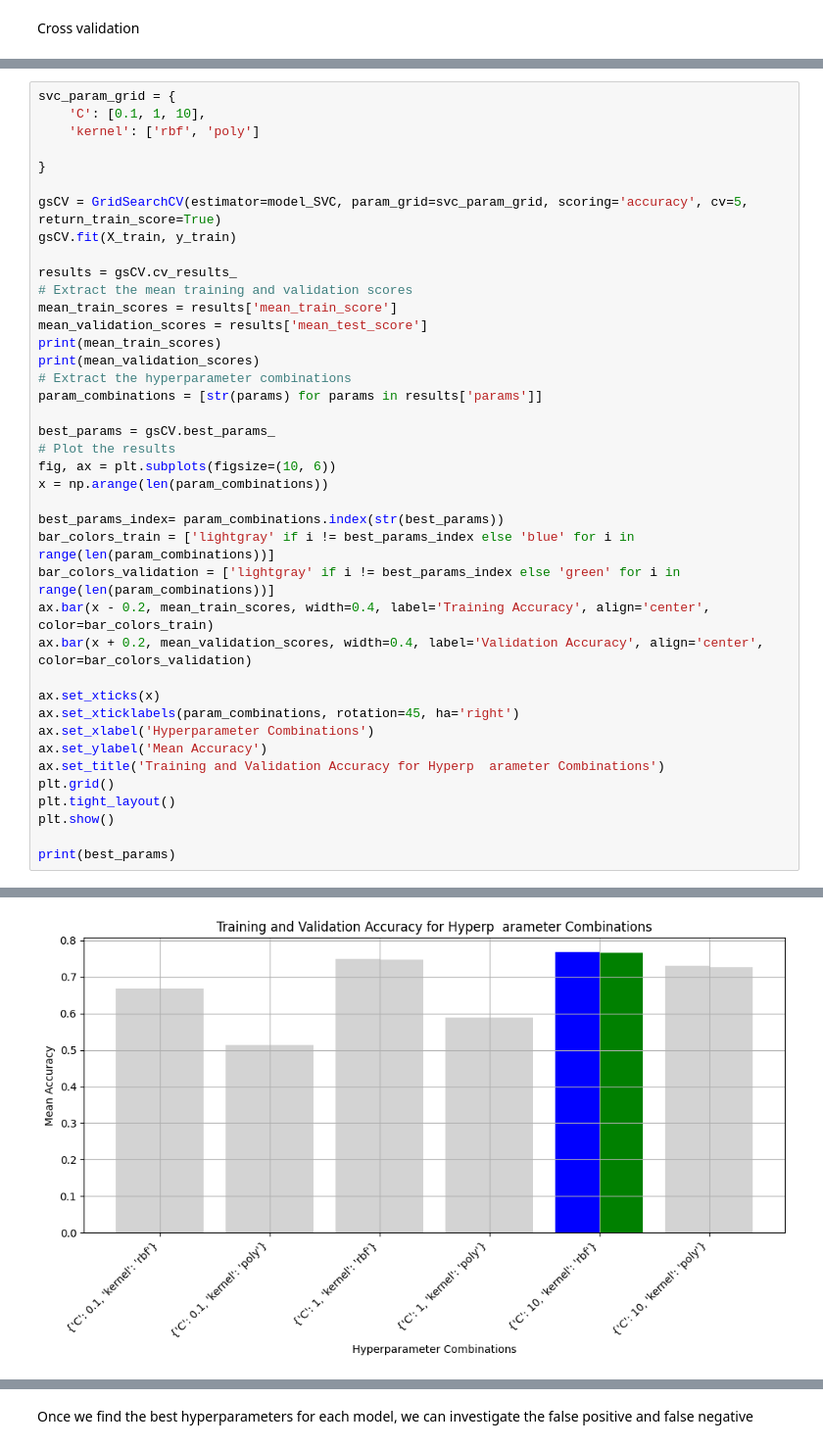
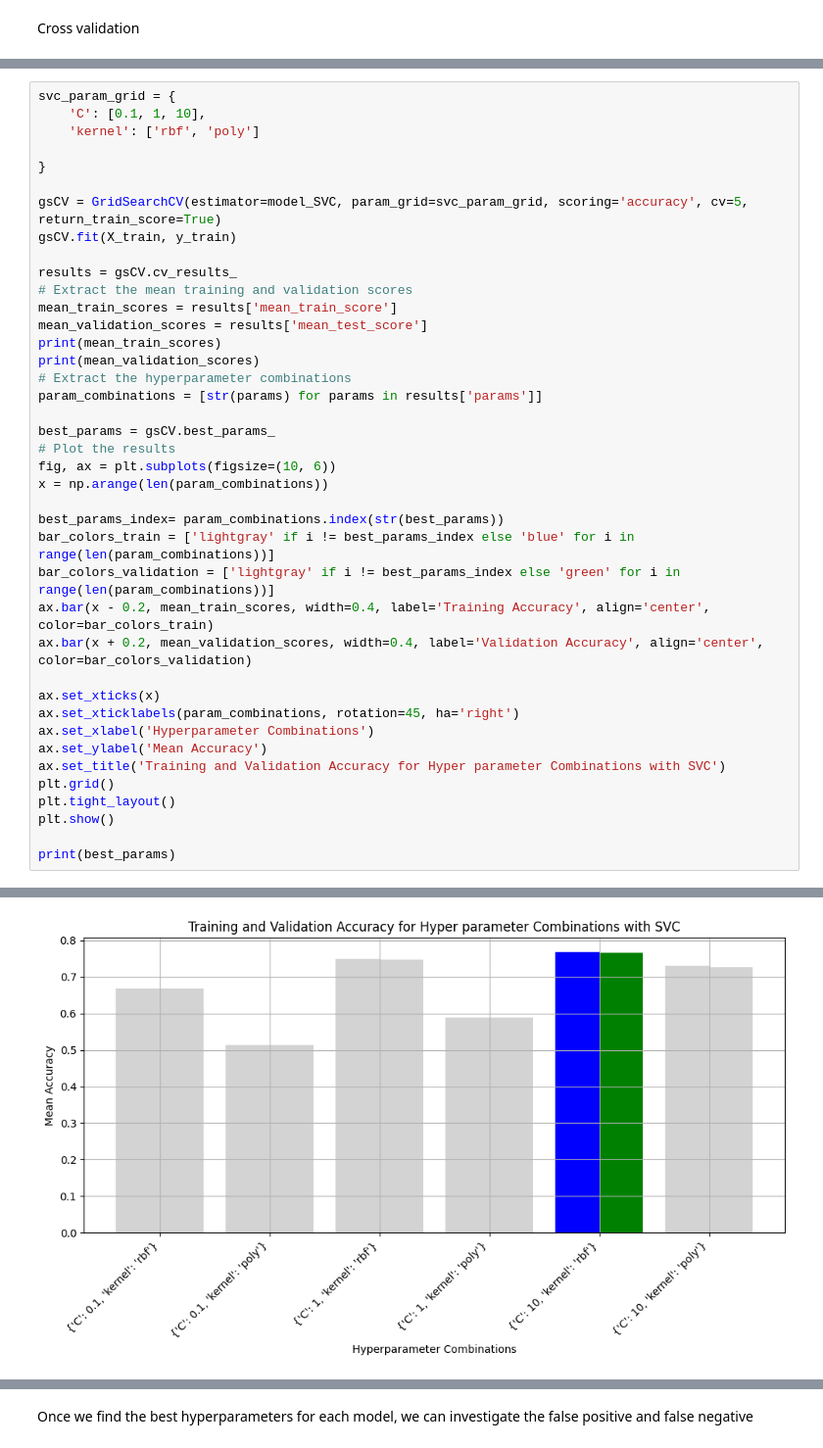
Before and after one commit to federicomirra01/DDoS_analysis_project, a Jupyter notebook: Section_2.ipynb, the cells around one changed output, grey strips where cells are left out. Shown at 98% size. Cells and saved outputs as stored; diff of their text form.

```diff
--- a/Section_2.ipynb
+++ b/Section_2.ipynb
@@ -269,35 +275,35 @@ results = gsCV.cv_results_
 mean_train_scores = results['mean_train_score']
 mean_validation_scores = results['mean_test_score']
 print(mean_train_scores)
 print(mean_validation_scores)
 # Extract the hyperparameter combinations
 param_combinations = [str(params) for params in results['params']]
 
 best_params = gsCV.best_params_
 # Plot the results
 fig, ax = plt.subplots(figsize=(10, 6))
 x = np.arange(len(param_combinations))
 
 best_params_index= param_combinations.index(str(best_params))
 bar_colors_train = ['lightgray' if i != best_params_index else 'blue' for i in range(len(param_combinations))]
 bar_colors_validation = ['lightgray' if i != best_params_index else 'green' for i in range(len(param_combinations))]
 ax.bar(x - 0.2, mean_train_scores, width=0.4, label='Training Accuracy', align='center', color=bar_colors_train)
 ax.bar(x + 0.2, mean_validation_scores, width=0.4, label='Validation Accuracy', align='center', color=bar_colors_validation)
 
 ax.set_xticks(x)
 ax.set_xticklabels(param_combinations, rotation=45, ha='right')
 ax.set_xlabel('Hyperparameter Combinations')
 ax.set_ylabel('Mean Accuracy')
-ax.set_title('Training and Validation Accuracy for Hyperp  arameter Combinations')
+ax.set_title('Training and Validation Accuracy for Hyper parameter Combinations with SVC')
 plt.grid()
 plt.tight_layout()
 plt.show()
 
 print(best_params)
 # %% [output]
 [0.66870708 0.5141494  0.74975537 0.58912093 0.76846909 0.7298241 ]
 [0.66751179 0.51346496 0.7468588  0.58838701 0.76620636 0.72675515]
-[figure, old version]
+[figure, new version]
 {'C': 10, 'kernel': 'rbf'}
 # %%
 gnb_param_grid = {
```
Also changed, not shown: parts of 7 cells of this notebook.
